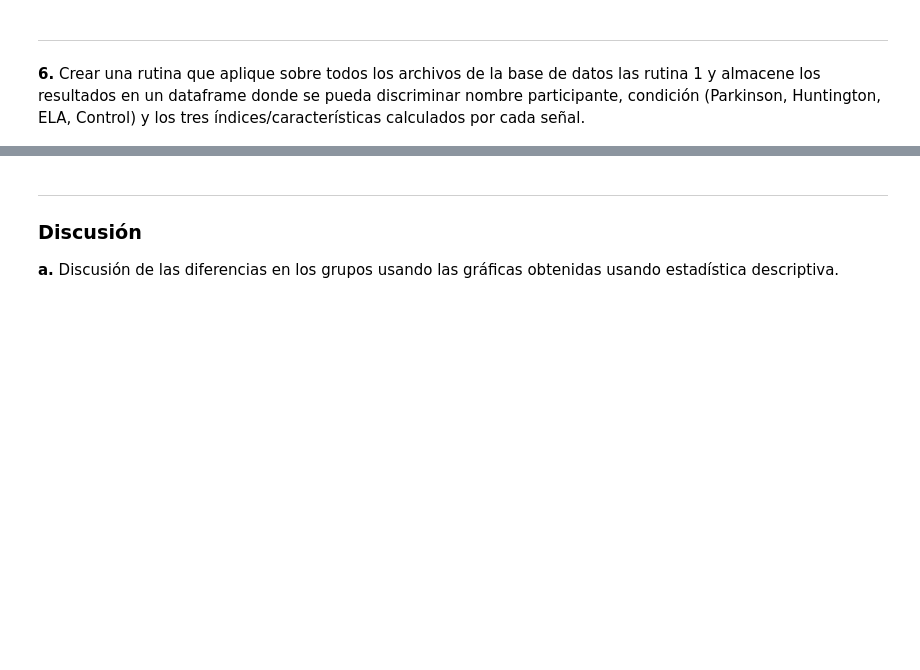
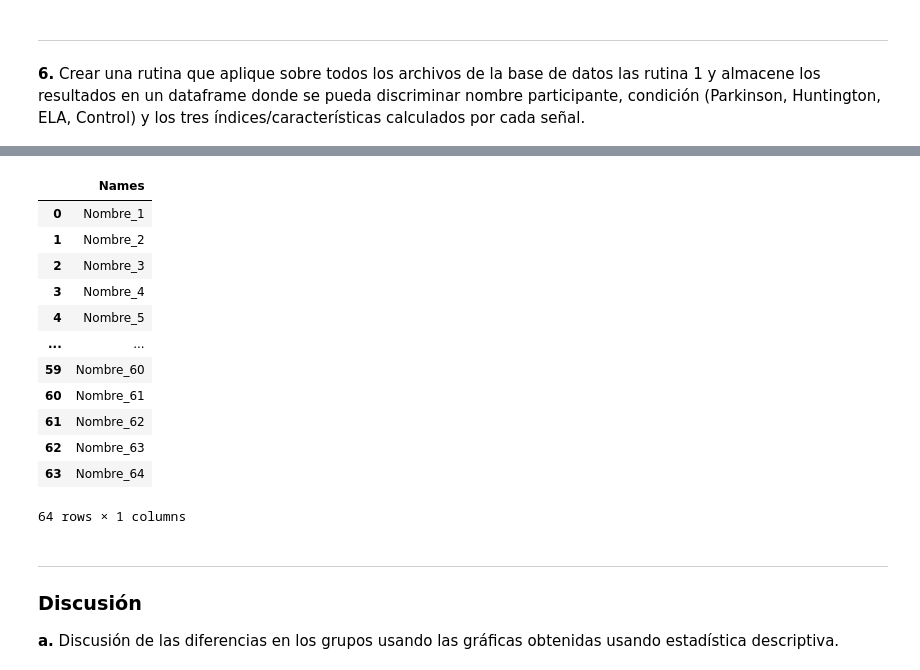
Before and after one commit to NataliaArenasP20/LaboratorioBiosenales, a Jupyter notebook: Proyecto_1/Proyecto1_NataliaArenas_DanielTamayo.ipynb, the cells around one changed output, grey strips where cells are left out. Saved outputs shown, nothing was run; the diff lists cells and outputs as text; code cells hidden in the pictures; blank space fills up the shorter version.

```diff
--- a/Proyecto_1/Proyecto1_NataliaArenas_DanielTamayo.ipynb
+++ b/Proyecto_1/Proyecto1_NataliaArenas_DanielTamayo.ipynb
@@ -515,3 +606,58 @@ def calcular_EP(signal):
+# %%
+## LISTAS CON DATAFRAMES DE ENTROPIAS
+lista_E_als, lista_E_hunt, lista_E_park, lista_E_control
+
+## LISTAS CON DATAFRAMES DE CV Y SD
+lista_df_cv_sd_als, lista_df_cv_sd_hunt, lista_df_cv_sd_park, lista_df_cv_sd_control
+
+nombres = np.array([f"Nombre_{i}" for i in range(1, 65)])
+data = {'Names': nombres}
+df_FINAL = pd.DataFrame(data)
+
+
+
+for sujeto in lista_E_als:
+
+
+    # Calcular características para cada señal
+
+    #Intervalo Pasos pie izquiedo
+    cv_IPizq, sd_IPizq, EPizq,  = None, None,  lista_E_als[0]["E IPizq"][0]
+
+    #Intervalo Pasos pie derecho
+    cv_IPder, sd_IPder , EPider = None , None,  lista_E_als[0]["E IPder"][0]
+
+    #Intervalo Balanceo pie izquiedo
+    cv_IBizq, sd_IBizq , EBizq = None , None,   lista_E_als[0]["E IBizq"][0]
+
+    #Intervalo Balanceo pie derecho
+    cv_IPder, sd_IPder , EPider = None , None , lista_E_als[0]["E IBder"][0]
+
+for sujeto in lista_E_als:
+    #Intervalo Pasos pie izquiedo
+    cv_IPizq, sd_IPizq, EPizq,  = None, None  , None
+    #Intervalo Pasos pie derecho
+    cv_IPder, sd_IPder , EPider = None , None, None
+    #Intervalo Balanceo pie izquiedo
+    cv_IBizq, sd_IBizq , EBizq = None , None, None
+    #Intervalo Balanceo pie derecho
+    cv_IPder, sd_IPder , EPider = None , None, None
+
+df_FINAL
+# %% [output]
+|  | Names |
+| 0 | Nombre_1 |
+| 1 | Nombre_2 |
+| 2 | Nombre_3 |
+| 3 | Nombre_4 |
+| 4 | Nombre_5 |
+| ... | ... |
+| 59 | Nombre_60 |
+| 60 | Nombre_61 |
+| 61 | Nombre_62 |
+| 62 | Nombre_63 |
+| 63 | Nombre_64 |
+64 rows × 1 columns
 # %% [markdown]
 <hr>
 <h3><strong>Discusión</strong></h3>
```
Also changed, not shown: parts of 7 cells of this notebook.
